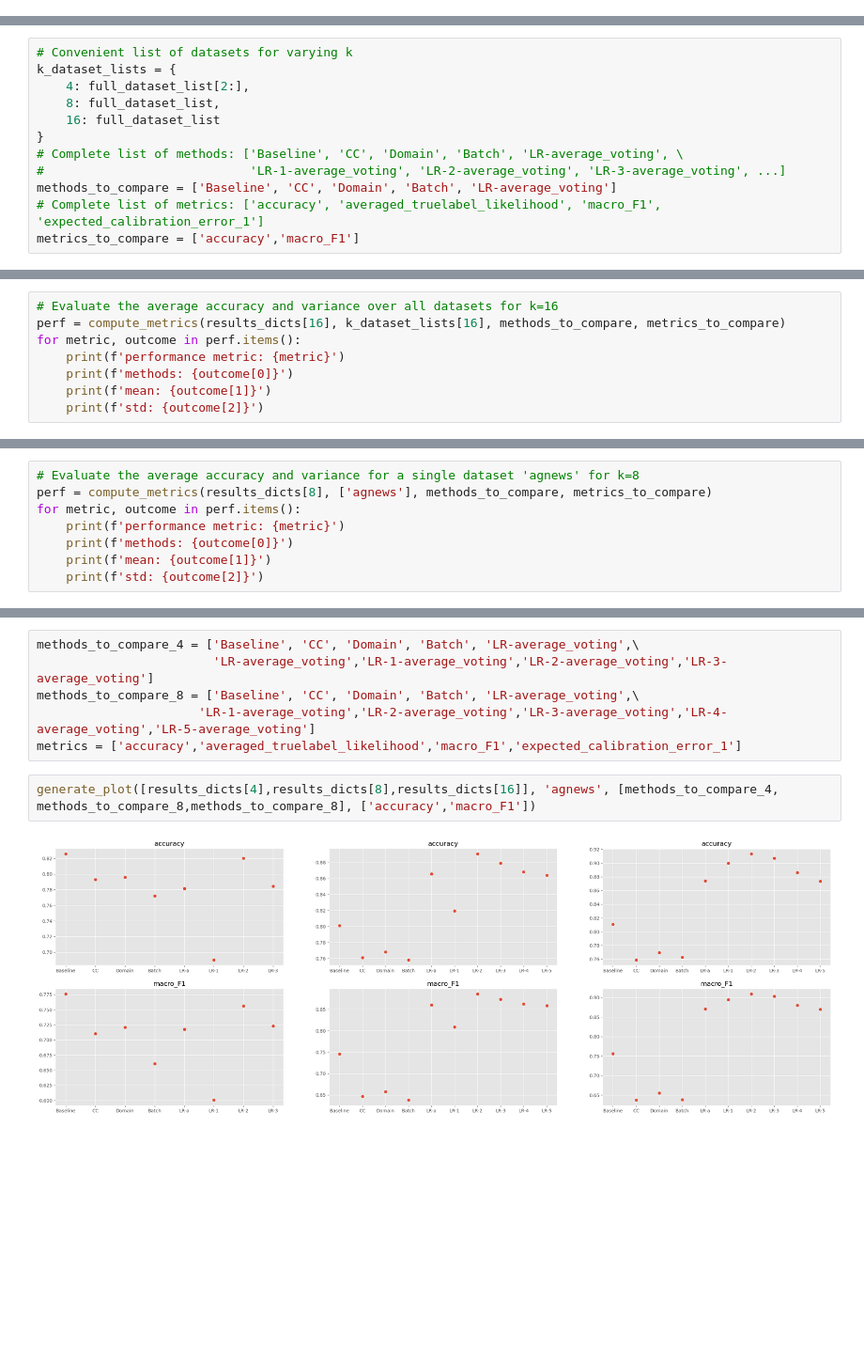
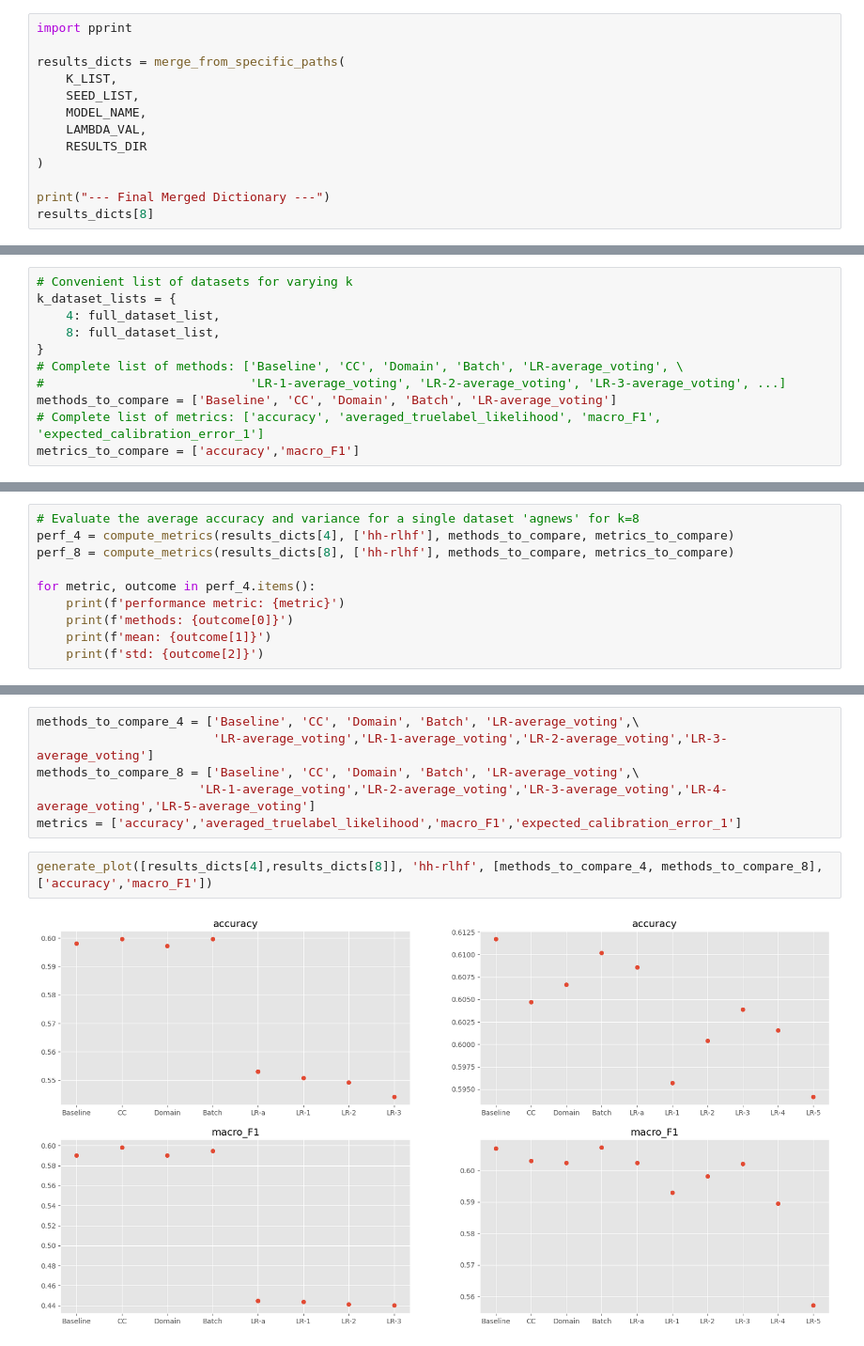
Before and after one commit to xxxxxa-hub/ICL, a Jupyter notebook: vis-results/Visualization-Qwen.ipynb, the cells around one changed output, grey strips where cells are left out. Shown at 94% size. Drawn from its saved outputs; the diff is of its cells as text; blank space fills up the shorter version.

Commit message:
Visualize results on hh-rlhf

```diff
--- a/vis-results/Visualization-Qwen.ipynb
+++ b/vis-results/Visualization-Qwen.ipynb
@@ -33,0 +93,13 @@ for k in [4,8,16]:
+# %%
+import pprint
+
+results_dicts = merge_from_specific_paths(
+    K_LIST,
+    SEED_LIST,
+    MODEL_NAME,
+    LAMBDA_VAL,
+    RESULTS_DIR
+)
+
+print("--- Final Merged Dictionary ---")
+results_dicts[8]
@@ -34,9 +125,8 @@ for k in [4,8,16]:
 # %%
 # Convenient list of datasets for varying k
 k_dataset_lists = {
-    4: full_dataset_list[2:],
+    4: full_dataset_list,
     8: full_dataset_list,
-    16: full_dataset_list
 }
 # Complete list of methods: ['Baseline', 'CC', 'Domain', 'Batch', 'LR-average_voting', \
 #                            'LR-1-average_voting', 'LR-2-average_voting', 'LR-3-average_voting', ...]
@@ -100,8 +189,0 @@ std: [0.03612677 0.0327953  0.04052955 0.01788049 0.05653361]
-# %%
-# Evaluate the average accuracy and variance over all datasets for k=16
-perf = compute_metrics(results_dicts[16], k_dataset_lists[16], methods_to_compare, metrics_to_compare)
-for metric, outcome in perf.items():
-    print(f'performance metric: {metric}')
-    print(f'methods: {outcome[0]}')
-    print(f'mean: {outcome[1]}')
-    print(f'std: {outcome[2]}')
@@ -117,7 +190,9 @@ std: [0.018175   0.02289786 0.04040486 0.02362475 0.0601971 ]
 # %%
 # Evaluate the average accuracy and variance for a single dataset 'agnews' for k=8
-perf = compute_metrics(results_dicts[8], ['agnews'], methods_to_compare, metrics_to_compare)
-for metric, outcome in perf.items():
+perf_4 = compute_metrics(results_dicts[4], ['hh-rlhf'], methods_to_compare, metrics_to_compare)
+perf_8 = compute_metrics(results_dicts[8], ['hh-rlhf'], methods_to_compare, metrics_to_compare)
+
+for metric, outcome in perf_4.items():
     print(f'performance metric: {metric}')
     print(f'methods: {outcome[0]}')
     print(f'mean: {outcome[1]}')
@@ -169,7 +334,7 @@ methods_to_compare_8 = ['Baseline', 'CC', 'Domain', 'Batch', 'LR-average_voting'
                       'LR-1-average_voting','LR-2-average_voting','LR-3-average_voting','LR-4-average_voting','LR-5-average_voting']
 metrics = ['accuracy','averaged_truelabel_likelihood','macro_F1','expected_calibration_error_1']
 # %%
-generate_plot([results_dicts[4],results_dicts[8],results_dicts[16]], 'agnews', [methods_to_compare_4, methods_to_compare_8,methods_to_compare_8], ['accuracy','macro_F1'])
+generate_plot([results_dicts[4],results_dicts[8]], 'hh-rlhf', [methods_to_compare_4, methods_to_compare_8], ['accuracy','macro_F1'])
 # %% [output]
-[figure, old version]
+[figure, new version]
 # %%
```
Also changed, not shown: parts of 16 cells of this notebook.
